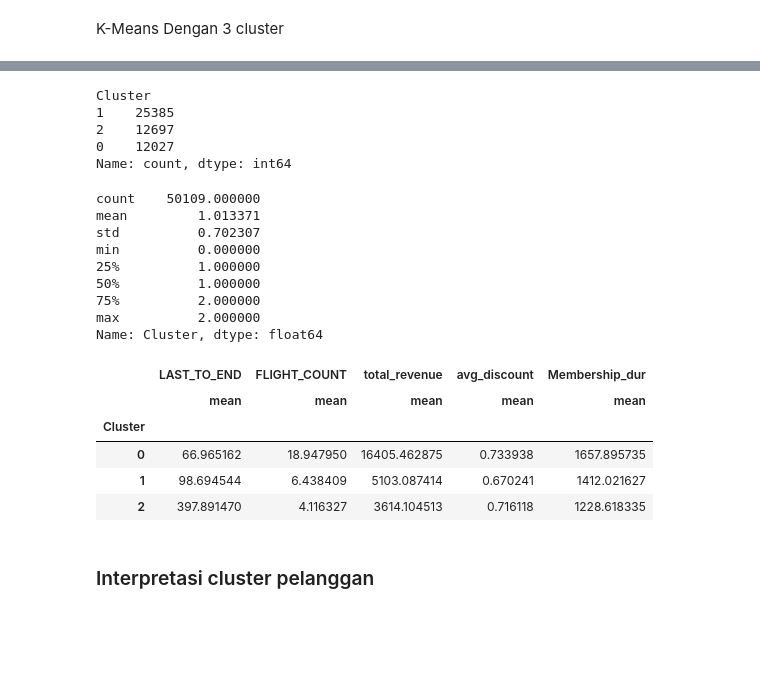
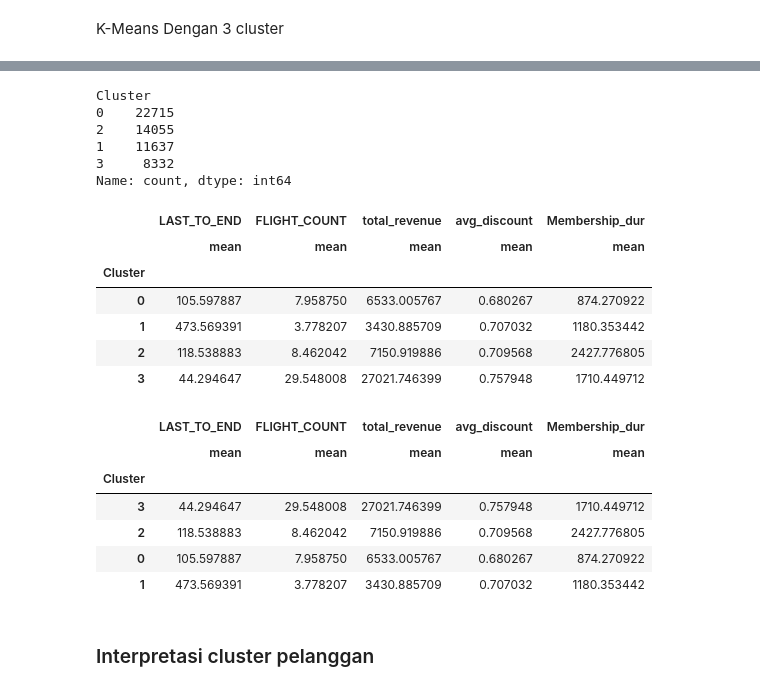
Before and after one commit to agirahmawandi/hw_unsupervised_learning, a Jupyter notebook: Agi_rahmawandi_batch57_Unsupervised_Learning.ipynb, the cells around one changed output, grey strips where cells are left out. Drawn from its saved outputs; the diff is of its cells as text; code cells hidden in the pictures; blank space fills up the shorter version.

```diff
--- a/Agi_rahmawandi_batch57_Unsupervised_Learning.ipynb
+++ b/Agi_rahmawandi_batch57_Unsupervised_Learning.ipynb
@@ -619,5 +556,5 @@ plt.show()
 # %%
-df_cleaned['Cluster'] = labels_3c
+df_cleaned['Cluster'] = labels
 # %%
 df_cleaned.head()
 # %% [output]
@@ -632,31 +569,33 @@ df_cleaned.head()
 df_cleaned['Cluster'].value_counts()
 # %% [output]
 Cluster
-1    25385
-2    12697
-0    12027
+0    22715
+2    14055
+1    11637
+3     8332
 Name: count, dtype: int64
-# %%
-df_cleaned['Cluster'].describe().T
-# %% [output]
-count    50109.000000
-mean         1.013371
-std          0.702307
-min          0.000000
-25%          1.000000
-50%          1.000000
-75%          2.000000
-max          2.000000
-Name: Cluster, dtype: float64
 # %%
-df_cleaned.groupby('Cluster')[feats].agg(['mean'])
+df_group = df_cleaned.groupby('Cluster')[feats].agg(['mean'])
+df_group
 # %% [output]
 |  | LAST_TO_END | FLIGHT_COUNT | total_revenue | avg_discount | Membership_dur |
 |  | mean | mean | mean | mean | mean |
 | Cluster |  |  |  |  |  |
-| 0 | 66.965162 | 18.947950 | 16405.462875 | 0.733938 | 1657.895735 |
-| 1 | 98.694544 | 6.438409 | 5103.087414 | 0.670241 | 1412.021627 |
-| 2 | 397.891470 | 4.116327 | 3614.104513 | 0.716118 | 1228.618335 |
+| 0 | 105.597887 | 7.958750 | 6533.005767 | 0.680267 | 874.270922 |
+| 1 | 473.569391 | 3.778207 | 3430.885709 | 0.707032 | 1180.353442 |
+| 2 | 118.538883 | 8.462042 | 7150.919886 | 0.709568 | 2427.776805 |
+| 3 | 44.294647 | 29.548008 | 27021.746399 | 0.757948 | 1710.449712 |
+# %%
+df_group_sorted = df_group.sort_values(('total_revenue', 'mean'), ascending=False)
+df_group_sorted
+# %% [output]
+|  | LAST_TO_END | FLIGHT_COUNT | total_revenue | avg_discount | Membership_dur |
+|  | mean | mean | mean | mean | mean |
+| Cluster |  |  |  |  |  |
+| 3 | 44.294647 | 29.548008 | 27021.746399 | 0.757948 | 1710.449712 |
+| 2 | 118.538883 | 8.462042 | 7150.919886 | 0.709568 | 2427.776805 |
+| 0 | 105.597887 | 7.958750 | 6533.005767 | 0.680267 | 874.270922 |
+| 1 | 473.569391 | 3.778207 | 3430.885709 | 0.707032 | 1180.353442 |
 # %% [markdown]
 ### Interpretasi cluster pelanggan
 # %% [markdown]
```
Also changed, not shown: parts of 34 cells of this notebook.
